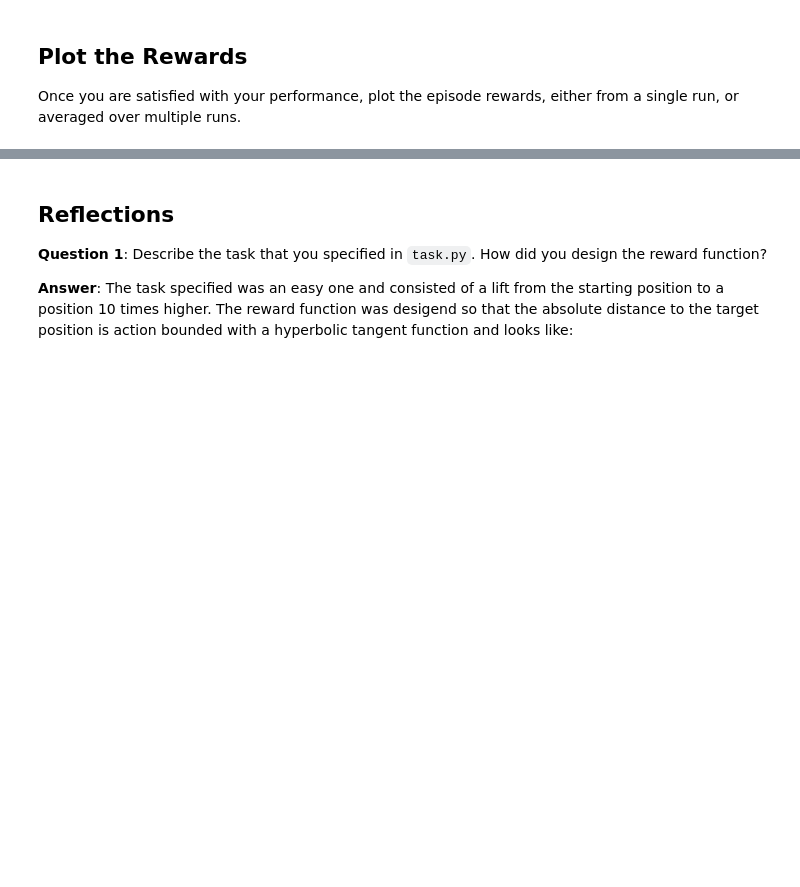
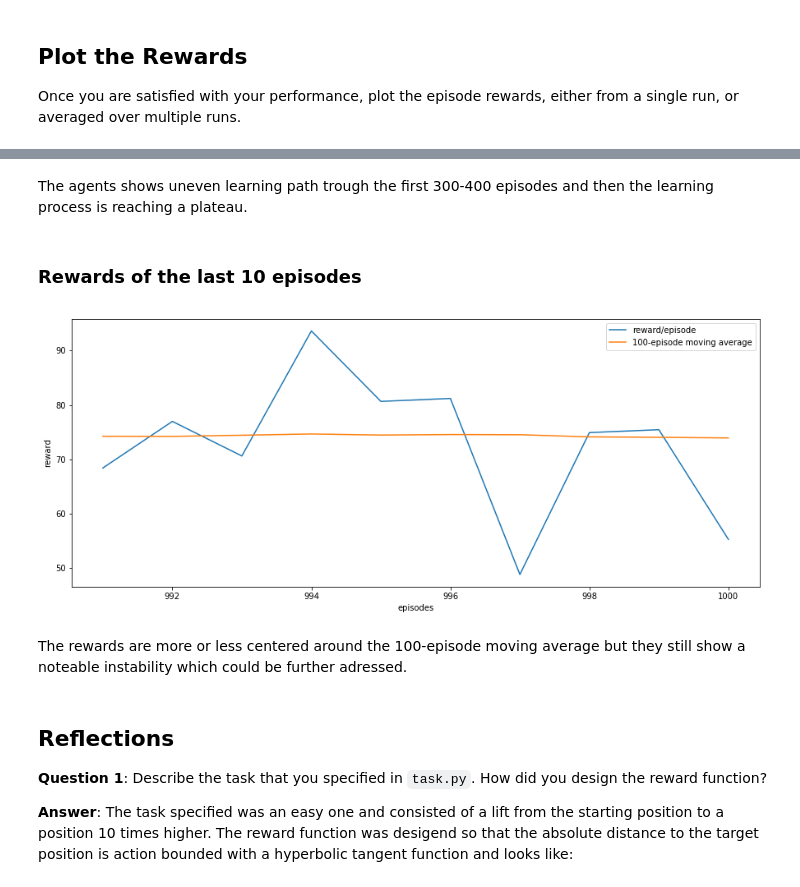
Before and after one commit to huli/mlnd, a Jupyter notebook: rl-quadcopter/Quadcopter_Project.ipynb, the cells around one changed output, grey strips where cells are left out. Cells and saved outputs as stored; diff of their text form; code cells hidden in the pictures; blank space fills up the shorter version.

```diff
--- a/rl-quadcopter/Quadcopter_Project.ipynb
+++ b/rl-quadcopter/Quadcopter_Project.ipynb
@@ -304,3 +290,19 @@ Once you are satisfied with your performance, plot the episode rewards, either f
+# %% [markdown]
+The agents shows uneven learning path trough the first 300-400 episodes and then the learning process is reaching a plateau.
+# %% [markdown]
+### Rewards of the last 10 episodes
+# %%
+fig, ax = plt.subplots(1, figsize=(15,6))
+ax.plot(reward_results['episode'][-10:], reward_results['reward'][-10:], label='reward/episode')
+ax.plot(reward_results['episode'][-10:], reward_results['rolling100'][-10:], label='100-episode moving average')
+ax.legend()
+ax.set_ylabel('reward')
+ax.set_xlabel('episodes')
+plt.show()
+# %% [output]
+[figure, added]
+# %% [markdown]
+The rewards are more or less centered around the 100-episode moving average but they still show a noteable instability which could be further adressed.
 # %% [markdown]
 ## Reflections
 
```
Also changed, not shown: parts of 12 cells of this notebook, 1 other file.
